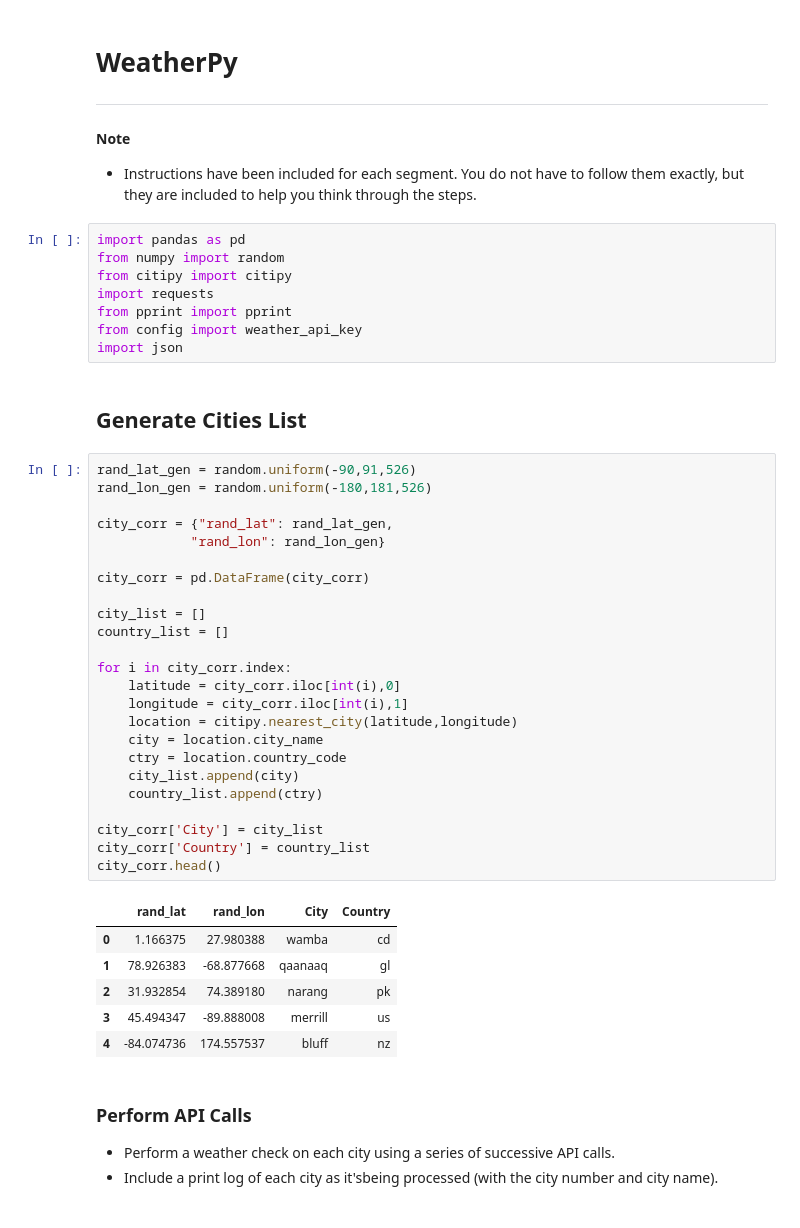
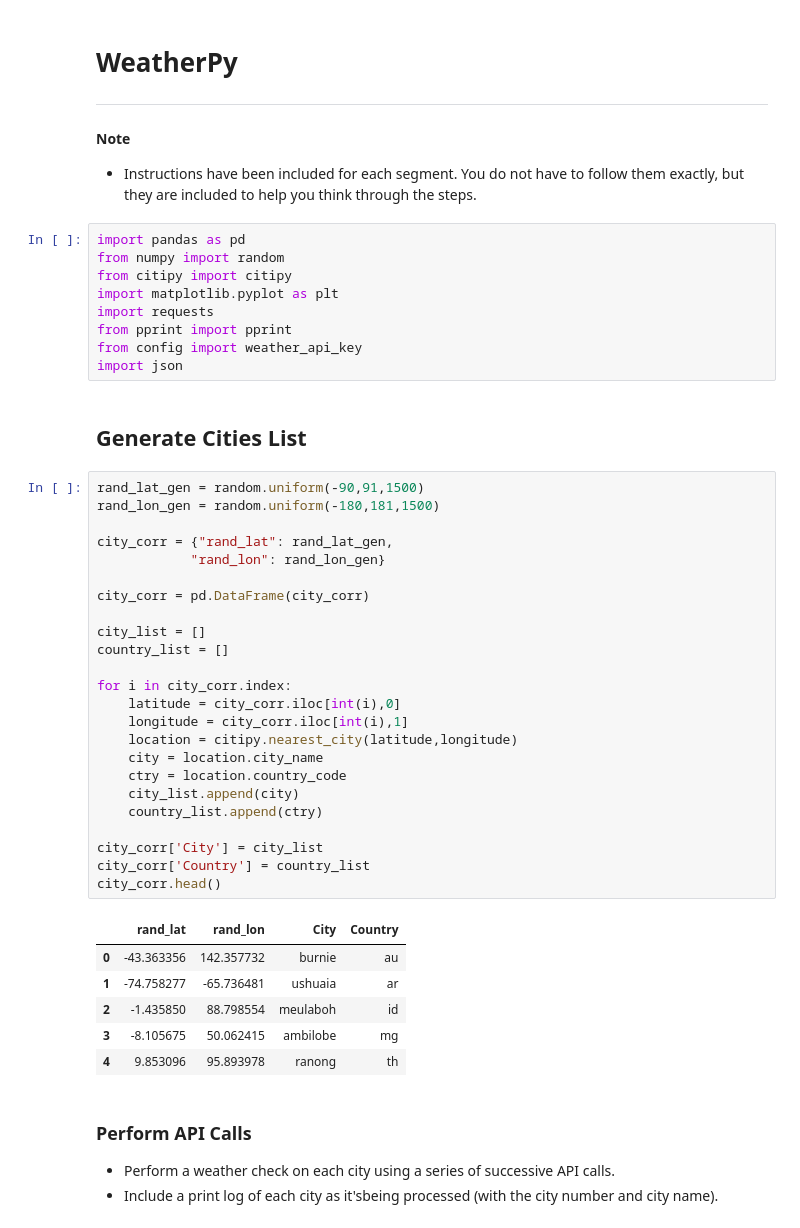
Before and after one commit to dany-roman/weather_analysis, a Jupyter notebook: WeatherPy.ipynb, the cells around one changed output. Saved outputs shown, nothing was run; the diff lists cells and outputs as text.

```diff
--- a/WeatherPy.ipynb
+++ b/WeatherPy.ipynb
@@ -8,6 +8,7 @@
 import pandas as pd
 from numpy import random
 from citipy import citipy
+import matplotlib.pyplot as plt
 import requests
 from pprint import pprint
 from config import weather_api_key
@@ -15,36 +16,36 @@ import json
 # %% [markdown]
 ## Generate Cities List
 # %%
-rand_lat_gen = random.uniform(-90,91,526)
-rand_lon_gen = random.uniform(-180,181,526)
+rand_lat_gen = random.uniform(-90,91,1500)
+rand_lon_gen = random.uniform(-180,181,1500)
 
 city_corr = {"rand_lat": rand_lat_gen,
             "rand_lon": rand_lon_gen}
 
 city_corr = pd.DataFrame(city_corr)
 
 city_list = []
 country_list = []
 
 for i in city_corr.index:
     latitude = city_corr.iloc[int(i),0]
     longitude = city_corr.iloc[int(i),1]
     location = citipy.nearest_city(latitude,longitude)
     city = location.city_name
     ctry = location.country_code
     city_list.append(city)
     country_list.append(ctry)
 
 city_corr['City'] = city_list
 city_corr['Country'] = country_list
 city_corr.head()
 # %% [output]
 |  | rand_lat | rand_lon | City | Country |
-| 0 | 1.166375 | 27.980388 | wamba | cd |
-| 1 | 78.926383 | -68.877668 | qaanaaq | gl |
-| 2 | 31.932854 | 74.389180 | narang | pk |
-| 3 | 45.494347 | -89.888008 | merrill | us |
-| 4 | -84.074736 | 174.557537 | bluff | nz |
+| 0 | -43.363356 | 142.357732 | burnie | au |
+| 1 | -74.758277 | -65.736481 | ushuaia | ar |
+| 2 | -1.435850 | 88.798554 | meulaboh | id |
+| 3 | -8.105675 | 50.062415 | ambilobe | mg |
+| 4 | 9.853096 | 95.893978 | ranong | th |
 # %% [markdown]
 ### Perform API Calls
 * Perform a weather check on each city using a series of successive API calls.
```
Also changed, not shown: parts of 11 cells of this notebook.
